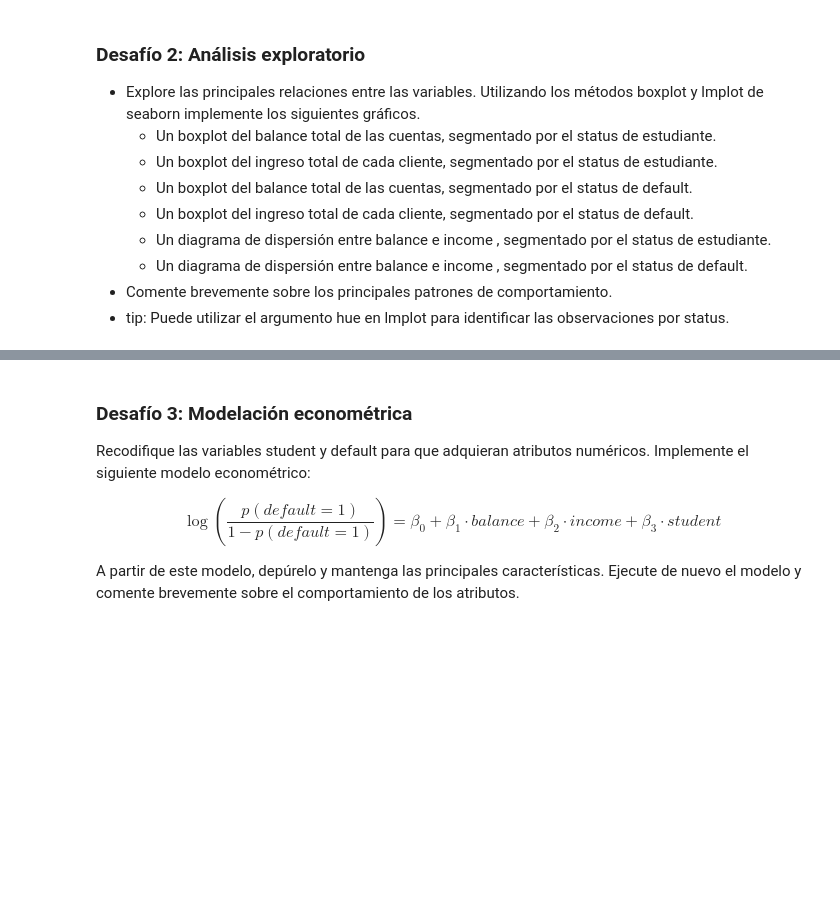
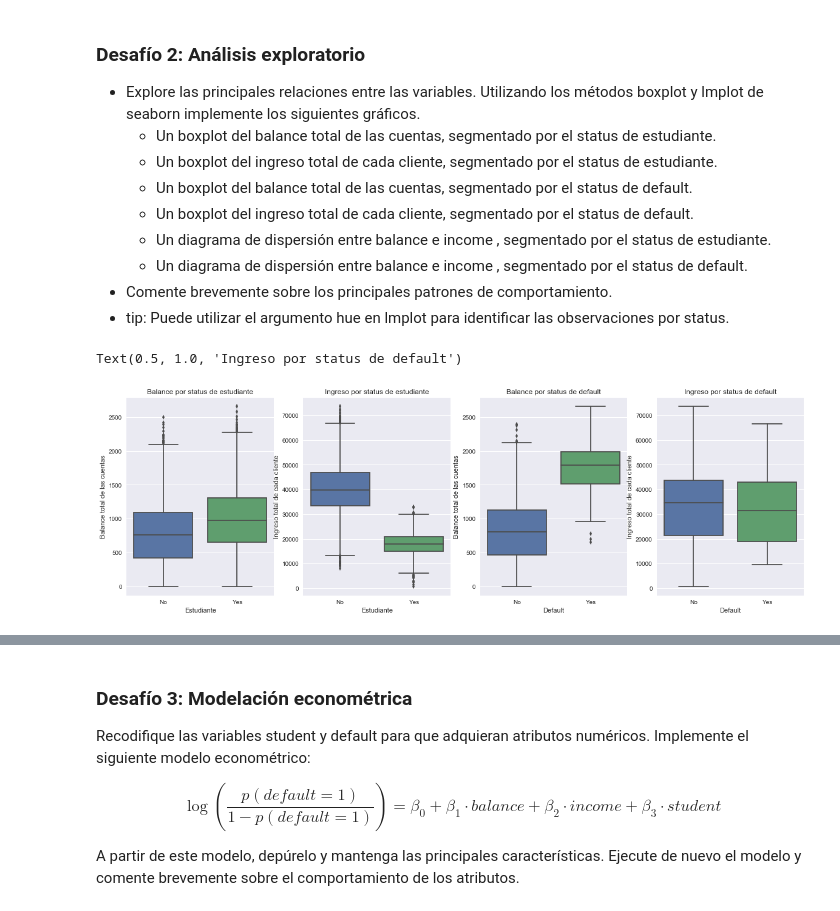
Before and after one commit to jvaldesh/data_science, a Jupyter notebook: 02_fundamentos_data_science/12. Clasificación desde Machine Learning/Julio Valdés Desafio- regresión_logistica2.ipynb, the cells around one changed output, grey strips where cells are left out. Cells and saved outputs as stored; diff of their text form; code cells hidden in the pictures; blank space fills up the shorter version.

```diff
--- a/02_fundamentos_data_science/12. Clasificación desde Machine Learning/Julio Valdés Desafio- regresión_logistica2.ipynb
+++ b/02_fundamentos_data_science/12. Clasificación desde Machine Learning/Julio Valdés Desafio- regresión_logistica2.ipynb
@@ -22,6 +28,27 @@ En esta sesión trabajaremos con una base de datos sobre clientes morosos de un
 * Importe statsmodels
 * Importe LogisticRegression , train_test_split , StandardScaler , classification_report y roc_curve de sklearn
 * Importe el archivo default_credit.csv
+# %%
+# módulos básicos para el análisis de datos
+import numpy as np
+import pandas as pd
+# seaborn
+import matplotlib.pyplot as plt
+import seaborn as sns
+# statsmodels
+import statsmodels.api as sm
+import statsmodels.formula.api as smf
+# sklearn
+from sklearn.linear_model import LogisticRegression
+from sklearn.model_selection import train_test_split
+from sklearn.preprocessing import StandardScaler
+from sklearn.metrics import classification_report
+from sklearn.metrics import roc_curve
+
+plt.style.use('seaborn')
+plt.rcParams["figure.figsize"] = (20, 6)
+
+df = pd.read_csv('default_credit.csv').drop("index", axis=1)
 # %% [markdown]
 ### Desafío 2: Análisis exploratorio
 * Explore las principales relaciones entre las variables. Utilizando los métodos boxplot y lmplot de seaborn implemente los siguientes gráficos.
@@ -33,3 +60,27 @@ En esta sesión trabajaremos con una base de datos sobre clientes morosos de un
     * Un diagrama de dispersión entre balance e income , segmentado por el status de default.
 * Comente brevemente sobre los principales patrones de comportamiento.
 * tip: Puede utilizar el argumento hue en lmplot para identificar las observaciones por status.
+# %%
+plt.subplot(1, 4, 1)
+sns.boxplot(df['student'], df['balance'])
+plt.xlabel('Estudiante')
+plt.ylabel('Balance total de las cuentas')
+plt.title('Balance por status de estudiante')
+plt.subplot(1, 4, 2)
+sns.boxplot(df['student'], df['income'])
+plt.xlabel('Estudiante')
+plt.ylabel('Ingreso total de cada cliente')
+plt.title('Ingreso por status de estudiante')
+plt.subplot(1, 4, 3)
+sns.boxplot(df['default'], df['balance'])
+plt.xlabel('Default')
+plt.ylabel('Balance total de las cuentas')
+plt.title('Balance por status de default')
+plt.subplot(1, 4, 4)
+sns.boxplot(df['default'], df['income'])
+plt.xlabel('Default')
+plt.ylabel('Ingreso total de cada cliente')
+plt.title('Ingreso por status de default')
+# %% [output]
+Text(0.5, 1.0, 'Ingreso por status de default')
+[figure, added]
```
Also changed, not shown: parts of 10 cells of this notebook.
